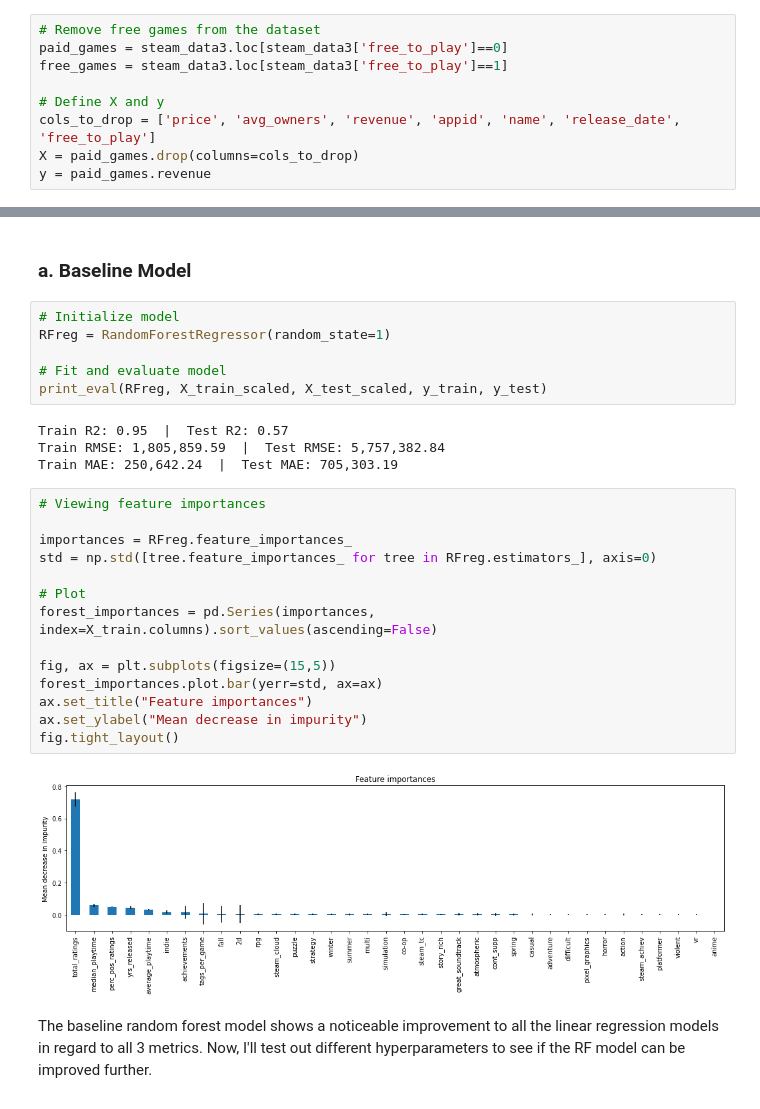
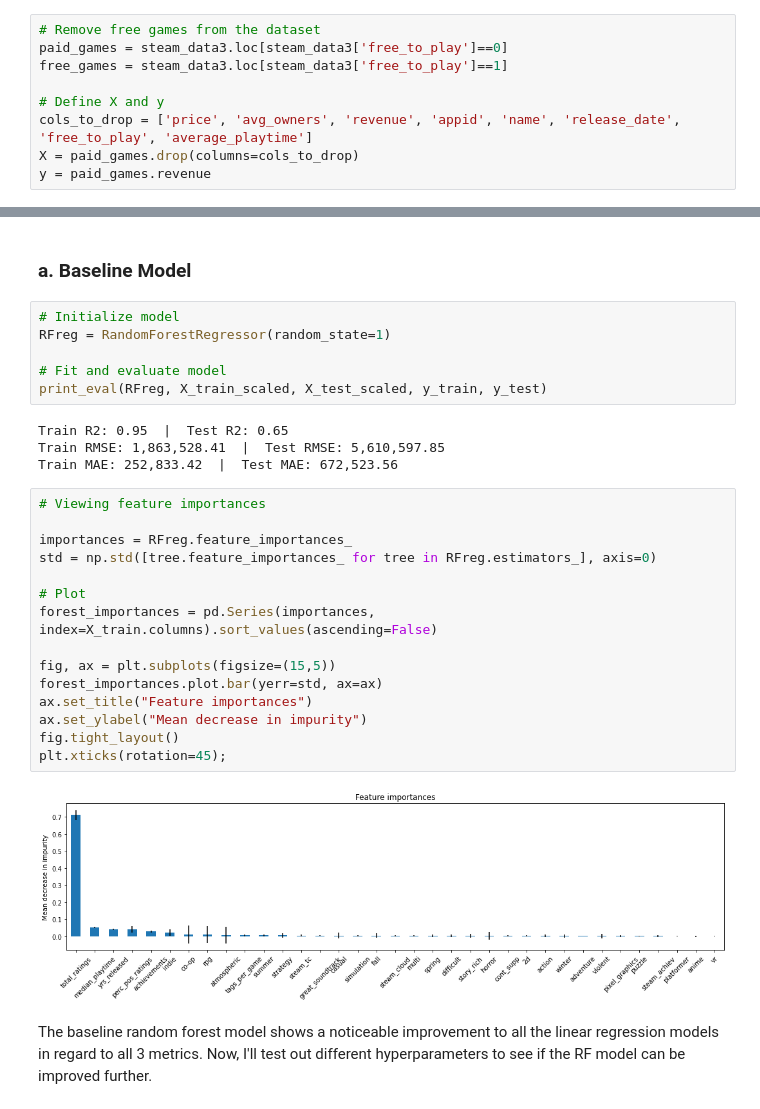
Before and after one commit to divzueri/Data-Science-Projects, a Jupyter notebook: SteamGames/notebooks/4_Preprocessing and Modeling.ipynb, the cells around one changed output, grey strips where cells are left out. Saved outputs shown, nothing was run; the diff lists cells and outputs as text.

Commit message:
Update, removed outlier, removed mean_playtime column

```diff
--- a/SteamGames/notebooks/4_Preprocessing and Modeling.ipynb
+++ b/SteamGames/notebooks/4_Preprocessing and Modeling.ipynb
@@ -55,7 +55,7 @@ paid_games = steam_data3.loc[steam_data3['free_to_play']==0]
 free_games = steam_data3.loc[steam_data3['free_to_play']==1]
 
 # Define X and y
-cols_to_drop = ['price', 'avg_owners', 'revenue', 'appid', 'name', 'release_date', 'free_to_play']
+cols_to_drop = ['price', 'avg_owners', 'revenue', 'appid', 'name', 'release_date', 'free_to_play', 'average_playtime']
 X = paid_games.drop(columns=cols_to_drop)
 y = paid_games.revenue
 # %%
@@ -232,25 +231,26 @@ RFreg = RandomForestRegressor(random_state=1)
 # Fit and evaluate model
 print_eval(RFreg, X_train_scaled, X_test_scaled, y_train, y_test)
 # %% [output]
-Train R2: 0.95  |  Test R2: 0.57
-Train RMSE: 1,805,859.59  |  Test RMSE: 5,757,382.84
-Train MAE: 250,642.24  |  Test MAE: 705,303.19
+Train R2: 0.95  |  Test R2: 0.65
+Train RMSE: 1,863,528.41  |  Test RMSE: 5,610,597.85
+Train MAE: 252,833.42  |  Test MAE: 672,523.56
 # %%
 # Viewing feature importances
 
 importances = RFreg.feature_importances_
 std = np.std([tree.feature_importances_ for tree in RFreg.estimators_], axis=0)
 
 # Plot
 forest_importances = pd.Series(importances, index=X_train.columns).sort_values(ascending=False)
 
 fig, ax = plt.subplots(figsize=(15,5))
 forest_importances.plot.bar(yerr=std, ax=ax)
 ax.set_title("Feature importances")
 ax.set_ylabel("Mean decrease in impurity")
 fig.tight_layout()
+plt.xticks(rotation=45);
 # %% [output]
-[figure, old version]
+[figure, new version]
 # %% [markdown]
 The baseline random forest model shows a noticeable improvement to all the linear regression models in regard to all 3 metrics. Now, I'll test out different hyperparameters to see if the RF model can be improved further.
 # %% [markdown]
```
Also changed, not shown: parts of 23 cells of this notebook.
